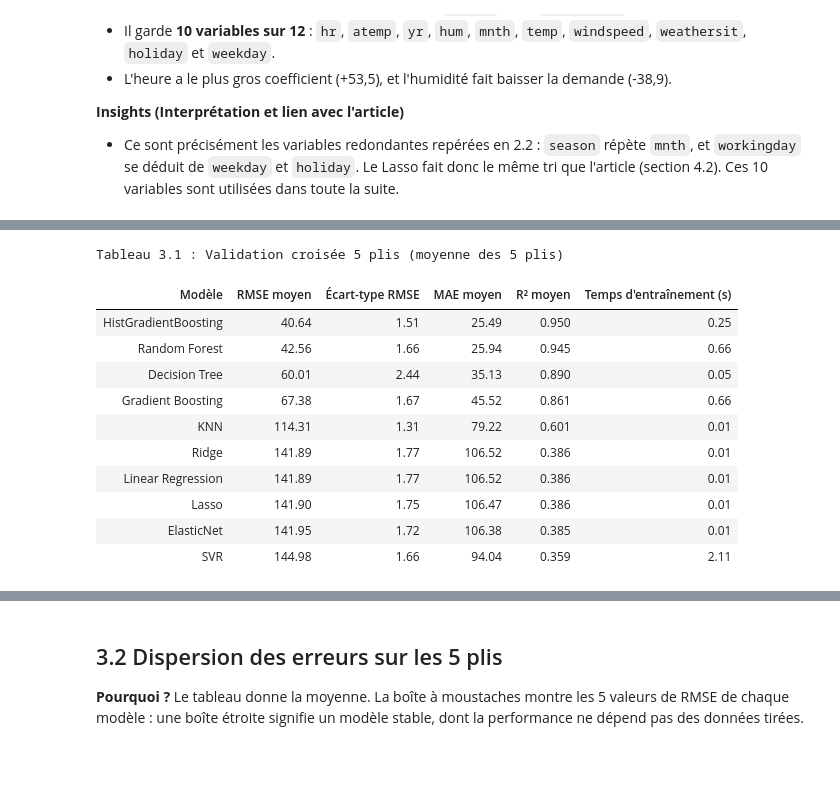
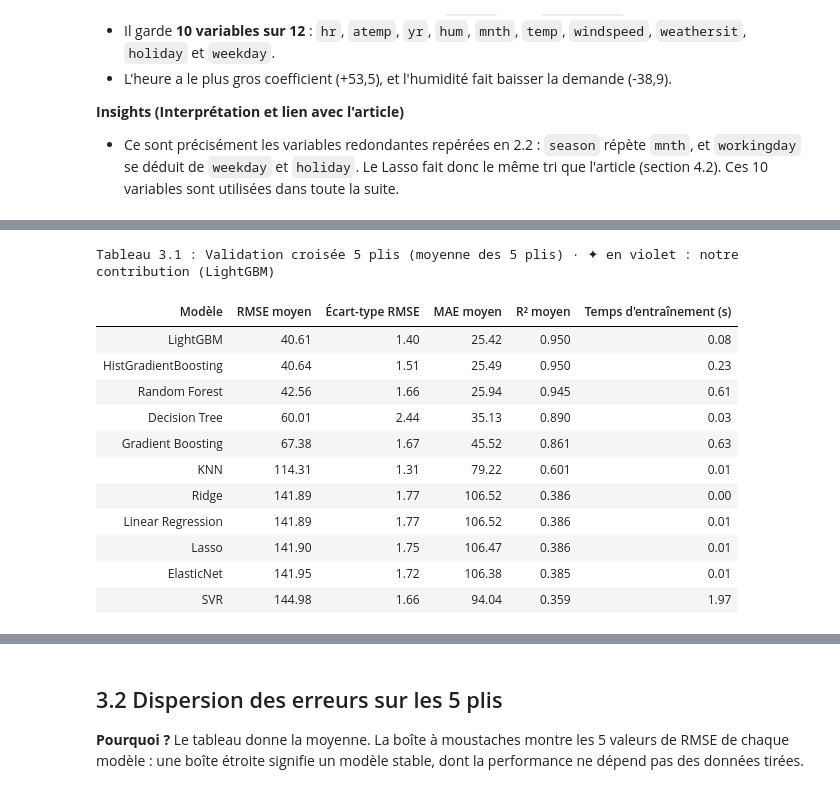
Before and after one commit to eliasbelme/eliasbelme.github.io, a Jupyter notebook: TP_GP27_FBNV.ipynb, the cells around one changed output, grey strips where cells are left out. Cells and saved outputs as stored; diff of their text form; code cells hidden in the pictures; blank space fills up the shorter version.

```diff
--- a/TP_GP27_FBNV.ipynb
+++ b/TP_GP27_FBNV.ipynb
@@ -100,11 +106,20 @@ from sklearn.ensemble import GradientBoostingRegressor, RandomForestRegressor, H
 from sklearn.metrics import (mean_squared_error, mean_absolute_error, r2_score,
                              mean_pinball_loss, make_scorer)
 
+# ✦ CONTRIBUTION : LightGBM (installé automatiquement s'il manque, par exemple hors de Colab)
+try:
+    import lightgbm as lgb
+except ImportError:
+    import subprocess, sys
+    subprocess.run([sys.executable, "-m", "pip", "install", "-q", "lightgbm"], check=True)
+    import lightgbm as lgb
+
 warnings.filterwarnings("ignore")
 RANDOM_STATE = 42
 
 # Style des graphiques
 BLEU, ORANGE, VERT, ROUGE, GRIS = "#2a78d6", "#eb6834", "#1baf7a", "#e34948", "#8a8984"
+VIOLET, VIOLET_CLAIR = "#6250d6", "#efebfd"          # ✦ CONTRIBUTION : couleur de notre contribution
 sns.set_theme(style="whitegrid", palette=[BLEU, ORANGE, VERT, "#eda100", "#e87ba4", "#6250d6", ROUGE])
 plt.rcParams.update({"figure.dpi": 110, "savefig.dpi": 200, "axes.titleweight": "bold",
                      "axes.spines.top": False, "axes.spines.right": False})
@@ -116,9 +131,21 @@ def sauver(fig, nom):
     fig.savefig(f"figures/{nom}.png", bbox_inches="tight")
 
 
+CONTRIB = "LightGBM|LGBM"                           # ✦ CONTRIBUTION : mots qui repèrent nos ajouts
+STYLE_CONTRIB = f"background-color: {VIOLET_CLAIR}; color: #3b2a9e; font-weight: bold;"
+
+
 def tableau(df, titre, formats=None, index=False):
     # Affiche un DataFrame sous forme de tableau propre avec un titre
+    df = df.reset_index(drop=True)
+    lignes = df.astype(str).apply(lambda col: col.str.contains(CONTRIB)).any(axis=1)
+    colonnes = [c for c in df.columns if pd.Series([str(c)]).str.contains(CONTRIB)[0]]
+    if lignes.any() or colonnes:                        # ✦ CONTRIBUTION : légende du marquage
+        titre += "   ·   ✦ en violet : notre contribution (LightGBM)"
     sty = df.style.set_caption(titre).format(formats or {}, precision=2)
+    sty = sty.apply(lambda r: [STYLE_CONTRIB if lignes[r.name] else "" for _ in r], axis=1)   # ✦ lignes
+    if colonnes:
+        sty = sty.apply(lambda c: [STYLE_CONTRIB] * len(c), subset=colonnes)                 # ✦ colonnes
     sty = sty.set_table_styles([{"selector": "caption",
                                  "props": "font-weight: bold; font-size: 1.05em; text-align: left;"}])
     display(sty if index else sty.hide(axis="index"))
@@ -617,44 +679,46 @@ Les modèles linéaires, le KNN et le SVR sont placés dans un `Pipeline` avec l
 Xtr, Xte = X_train[VARIABLES], X_test[VARIABLES]
 ytr, yte = y_train, y_test
 kf = KFold(n_splits=5, shuffle=True, random_state=RANDOM_STATE)
 
 modeles = {
     "Linear Regression": make_pipeline(StandardScaler(), LinearRegression()),
     "Lasso": make_pipeline(StandardScaler(), Lasso(alpha=0.5, random_state=RANDOM_STATE)),
     "Ridge": make_pipeline(StandardScaler(), Ridge(alpha=1.0)),
     "ElasticNet": make_pipeline(StandardScaler(), ElasticNet(alpha=0.1, l1_ratio=0.5, random_state=RANDOM_STATE)),
     "KNN": make_pipeline(StandardScaler(), KNeighborsRegressor(n_neighbors=10)),
     "SVR": make_pipeline(StandardScaler(), SVR()),
     "Decision Tree": DecisionTreeRegressor(random_state=RANDOM_STATE),
     "Random Forest": RandomForestRegressor(random_state=RANDOM_STATE, n_jobs=-1),
     "Gradient Boosting": GradientBoostingRegressor(random_state=RANDOM_STATE),
     "HistGradientBoosting": HistGradientBoostingRegressor(random_state=RANDOM_STATE),
+    "LightGBM": lgb.LGBMRegressor(random_state=RANDOM_STATE, verbose=-1),           # ✦ CONTRIBUTION
 }
 
 resultats_cv, rmse_plis = [], {}
 for nom, modele in modeles.items():
     cv = cross_validate(modele, Xtr, ytr, cv=kf,
                         scoring=("neg_root_mean_squared_error", "neg_mean_absolute_error", "r2"))
     rmse_plis[nom] = -cv["test_neg_root_mean_squared_error"]
     resultats_cv.append({"Modèle": nom, "RMSE moyen": rmse_plis[nom].mean(), "Écart-type RMSE": rmse_plis[nom].std(),
                          "MAE moyen": -cv["test_neg_mean_absolute_error"].mean(), "R² moyen": cv["test_r2"].mean(),
                          "Temps d'entraînement (s)": cv["fit_time"].mean()})
 
 tab_cv = pd.DataFrame(resultats_cv).sort_values("RMSE moyen")
 tableau(tab_cv, "Tableau 3.1 : Validation croisée 5 plis (moyenne des 5 plis)", {"R² moyen": "{:.3f}"})
 # %% [output]
-Tableau 3.1 : Validation croisée 5 plis (moyenne des 5 plis)
+Tableau 3.1 : Validation croisée 5 plis (moyenne des 5 plis) · ✦ en violet : notre contribution (LightGBM)
 | Modèle | RMSE moyen | Écart-type RMSE | MAE moyen | R² moyen | Temps d'entraînement (s) |
-| HistGradientBoosting | 40.64 | 1.51 | 25.49 | 0.950 | 0.25 |
-| Random Forest | 42.56 | 1.66 | 25.94 | 0.945 | 0.66 |
-| Decision Tree | 60.01 | 2.44 | 35.13 | 0.890 | 0.05 |
-| Gradient Boosting | 67.38 | 1.67 | 45.52 | 0.861 | 0.66 |
+| LightGBM | 40.61 | 1.40 | 25.42 | 0.950 | 0.08 |
+| HistGradientBoosting | 40.64 | 1.51 | 25.49 | 0.950 | 0.23 |
+| Random Forest | 42.56 | 1.66 | 25.94 | 0.945 | 0.61 |
+| Decision Tree | 60.01 | 2.44 | 35.13 | 0.890 | 0.03 |
+| Gradient Boosting | 67.38 | 1.67 | 45.52 | 0.861 | 0.63 |
 | KNN | 114.31 | 1.31 | 79.22 | 0.601 | 0.01 |
-| Ridge | 141.89 | 1.77 | 106.52 | 0.386 | 0.01 |
+| Ridge | 141.89 | 1.77 | 106.52 | 0.386 | 0.00 |
 | Linear Regression | 141.89 | 1.77 | 106.52 | 0.386 | 0.01 |
 | Lasso | 141.90 | 1.75 | 106.47 | 0.386 | 0.01 |
 | ElasticNet | 141.95 | 1.72 | 106.38 | 0.385 | 0.01 |
-| SVR | 144.98 | 1.66 | 94.04 | 0.359 | 2.11 |
+| SVR | 144.98 | 1.66 | 94.04 | 0.359 | 1.97 |
 # %% [markdown]
 **Finding (Constats chiffrés)**
 * Les méthodes à base d'arbres sont de loin les meilleures : **HistGradientBoosting** (RMSE = **40,64**, R² = **0,950**), **Random Forest** (42,56 ; 0,945), **Decision Tree** (60,01 ; 0,890) et **Gradient Boosting** (67,38 ; 0,861).
```
Also changed, not shown: parts of 32 cells of this notebook, 6 other files.
